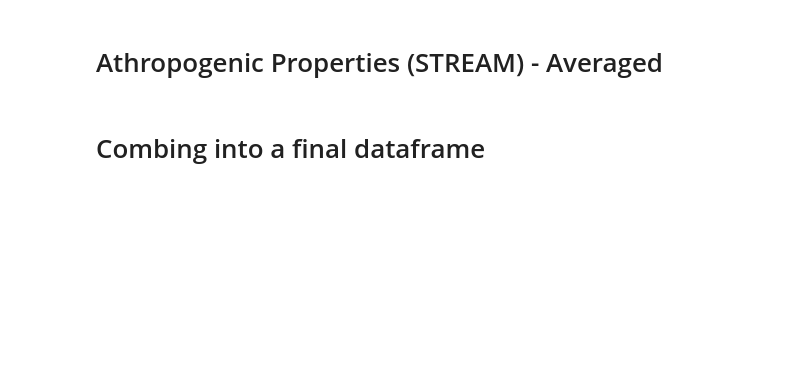
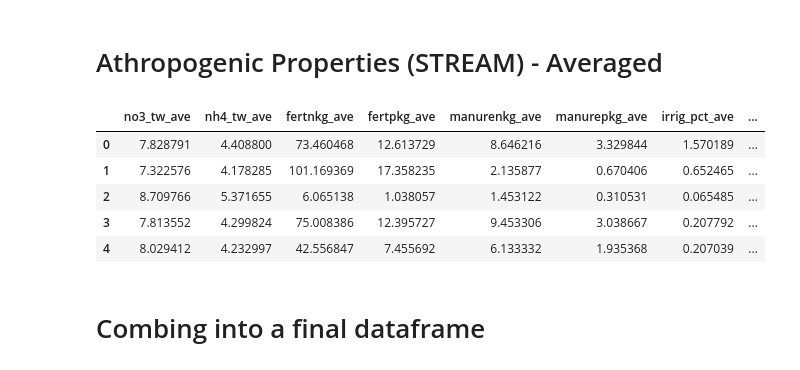
Before and after one commit to danykakbyrnes/STREAM_seasonality, a Jupyter notebook: data_compiling.ipynb, the cells around one changed output. Saved outputs shown, nothing was run; the diff lists cells and outputs as text; code cells hidden in the pictures; blank space fills up the shorter version.

```diff
--- a/data_compiling.ipynb
+++ b/data_compiling.ipynb
@@ -326,22 +358,29 @@ soil_df.shape
 # %%
 #pct_irrigated
 anthropogenic_filepath = INPUT_filepath+"07_dynamic_anthropogenic/"
 anthro_sites = []
 for site in MAIN_SITES:
     site_anth_filepath = os.path.join(anthropogenic_filepath, f"{site}.csv")
     anth_df = pd.read_csv(site_anth_filepath)
 
     # filtering so it's only 2015
     anth_df = anth_df.loc[anth_df['DateTime'] >= START_YEAR]
     anth_mean = anth_df.iloc[:, 1:].mean().to_frame().T
     anth_mean['irrig_pct'] = anth_mean['irrig']*100
     anth_mean.drop(['so4_tw', 'cl_tw', 'na_tw', 'mg_tw', 'k_tw', 'ca_tw', 'salt_pound', 'nfer', 'pfer', 'irrig'],  axis=1, inplace=True)
     anth_mean.columns = [f"{col}_ave" for col in anth_mean.columns]
     anth_mean['STREAM_ID'] = site
     anthro_sites.append(anth_mean)
 
-
 anthro_sites = pd.concat(anthro_sites, ignore_index=True)
+anthro_sites.head()
+# %% [output]
+|  | no3_tw_ave | nh4_tw_ave | fertnkg_ave | fertpkg_ave | manurenkg_ave | manurepkg_ave | irrig_pct_ave | ... |
+| 0 | 7.828791 | 4.408800 | 73.460468 | 12.613729 | 8.646216 | 3.329844 | 1.570189 | ... |
+| 1 | 7.322576 | 4.178285 | 101.169369 | 17.358235 | 2.135877 | 0.670406 | 0.652465 | ... |
+| 2 | 8.709766 | 5.371655 | 6.065138 | 1.038057 | 1.453122 | 0.310531 | 0.065485 | ... |
+| 3 | 7.813552 | 4.299824 | 75.008386 | 12.395727 | 9.453306 | 3.038667 | 0.207792 | ... |
+| 4 | 8.029412 | 4.232997 | 42.556847 | 7.455692 | 6.133332 | 1.935368 | 0.207039 | ... |
 # %% [markdown]
 # Combing into a final dataframe
 # %%
```
Also changed, not shown: parts of 5 cells of this notebook, 1 other file.
